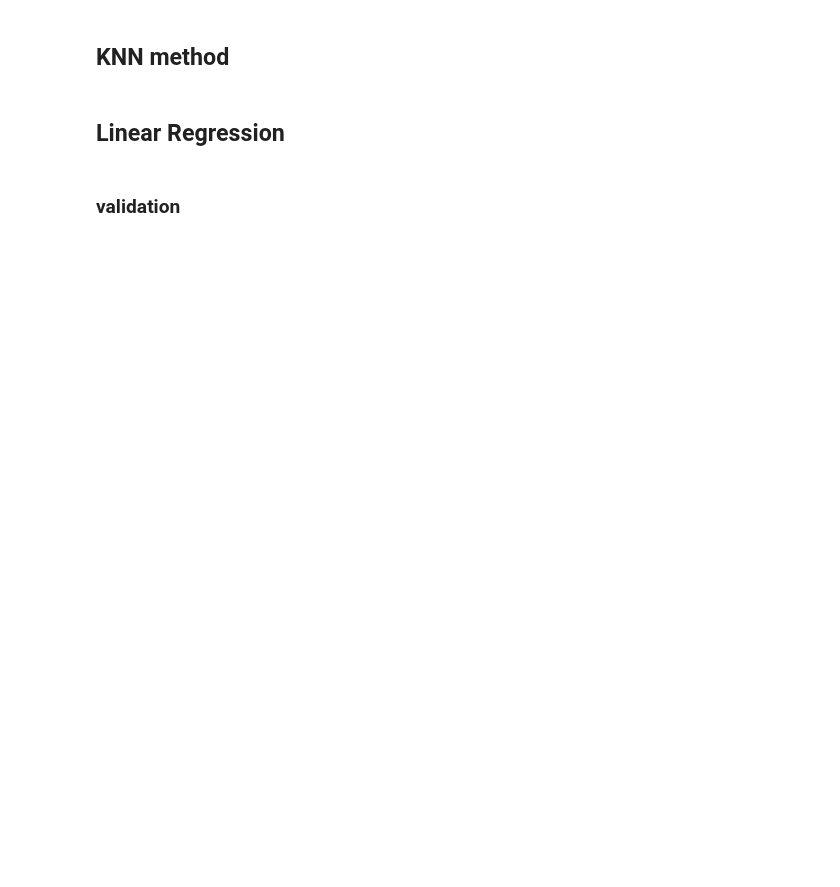
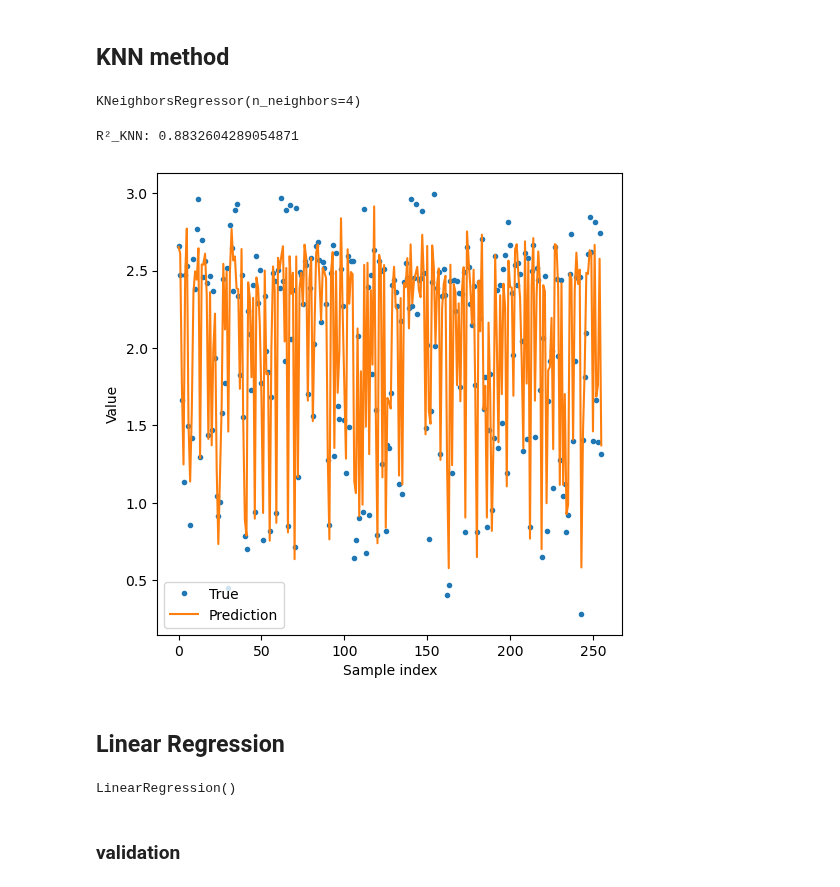
Before and after one commit to yktaykketo/Machine-Learning, a Jupyter notebook: PS1.ipynb, the cells around one changed output. Cells and saved outputs as stored; diff of their text form; code cells hidden in the pictures; blank space fills up the shorter version.

```diff
--- a/PS1.ipynb
+++ b/PS1.ipynb
@@ -202,21 +261,31 @@ plt.show()
 ## KNN method
 # %%
 from sklearn.neighbors import KNeighborsClassifier  # or KNeighborsRegressor
+from sklearn.neighbors import KNeighborsRegressor
 
-model2 = KNeighborsClassifier(n_neighbors=5)
+model2 = KNeighborsRegressor(n_neighbors=4)
 model2.fit(train_features, train_labels_logg)
+# %% [output]
+KNeighborsRegressor(n_neighbors=4)
 # %%
-y_pred = model2.predict(valid_features)
+y_pred_KNN = model2.predict(valid_features)
+# %%
+r2_KNN = r2_score(valid_labels_logg, y_pred_KNN)
+print("R²_KNN:", r2_KNN)
+# %% [output]
+R²_KNN: 0.8832604289054871
 # %%
 plt.figure(figsize=(6,6))
 
 plt.plot(valid_labels_logg, 'o', markersize=3, label='True')
-plt.plot(y_pred, '-', label='Prediction')
+plt.plot(y_pred_KNN, '-', label='Prediction')
 
 plt.legend()
 plt.xlabel("Sample index")
 plt.ylabel("Value")
 plt.show()
+# %% [output]
+[figure, added]
 # %% [markdown]
 ## Linear Regression
 # %%
@@ -227,6 +296,8 @@ from sklearn.metrics import mean_squared_error, r2_score
 # %%
 model3 = LinearRegression()
 model3.fit(train_features, train_labels_logg)
+# %% [output]
+LinearRegression()
 # %% [markdown]
 ### validation
 # %%
```
Also changed, not shown: parts of 26 cells of this notebook.
